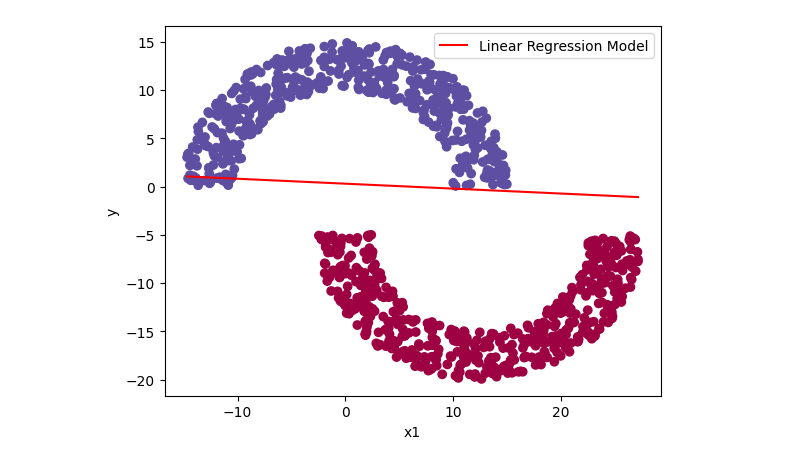
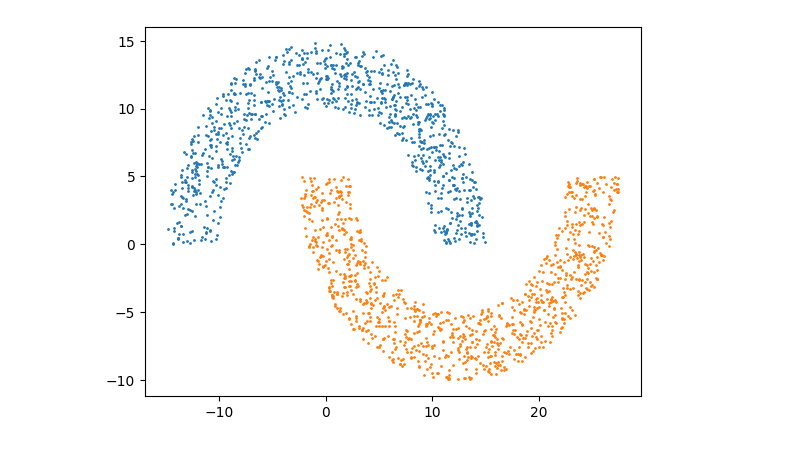
Before and after one commit to kurav/CMPE257-Fall23-Varshith-Kura, a Jupyter notebook: Homework_2_Task_2.ipynb, the cells around one changed output. Cells and saved outputs as stored; diff of their text form; code cells hidden in the pictures.

```diff
--- a/Homework_2_Task_2.ipynb
+++ b/Homework_2_Task_2.ipynb
@@ -158,49 +175,23 @@ Weights obtained from Linear Regression --> w0:  0.25231362989467016    w1: -0.0
-# %%
-import numpy as np
-import matplotlib.pyplot as plt
-
-# Assuming you have two lists: x1 and y
-x1 = np.array(x1)
-x2 = np.array(x2)
-
-# Initialize the weights
-w0 = 0.0
-w1 = 0.0
-
-# Define the learning rate and number of iterations
-learning_rate = 0.01
-num_iterations = 1000
-
-# Perform gradient descent
-for _ in range(num_iterations):
-    # Calculate the predictions
-    y_pred = w0 + w1 * x1
-
-    # Calculate the error (mean squared error)
-    error = y_pred - y
-
-    # Update the weights
-    gradient_w0 = np.mean(error)
-    gradient_w1 = np.mean(error * x1)
-    w0 -= learning_rate * gradient_w0
-    w1 -= learning_rate * gradient_w1
-
-# Now, 'w0' is the intercept (bias), and 'w1' is the coefficient for the input feature (x1)
-
-# Create a scatter plot of the data points
-plt.scatter(x1, x2, c=y, cmap=plt.cm.Spectral)
-
-# Create a line plot for the linear regression model
-x_range = np.linspace(min(x1), max(x1), 100)
-y_range = w0 + w1 * x_range
-plt.plot(x_range, y_range, color='red', label='Linear Regression Model')
-
-# Add labels and a legend
-plt.xlabel('x1')
-plt.ylabel('y')
-plt.legend()
-
-# Show the plot
-plt.show()
-# %% [output]
-[figure, removed]
+# %%
+sep = -5
+top,bottom = generatedata(rad,thk,sep,2000)
+
+X1_new = [i[0] for i in top]
+Y1_new = [i[1] for i in top]
+
+X2_new = [i[0] for i in bottom]
+Y2_new = [i[1] for i in bottom]
+
+plt.scatter(X1_new,Y1_new,s = 1)
+plt.scatter(X2_new,Y2_new,s = 1)
+plt.show()
+
+with open('synthetic_dataset2.csv', 'w', newline='') as csvfile:
+    csv_writer = csv.writer(csvfile)
+    csv_writer.writerow(['x1', 'x2', 'y'])  # Writing header
+    for point in top:
+        csv_writer.writerow([point[0], point[1], '1'])
+    for point in bottom:
+        csv_writer.writerow([point[0], point[1], '-1'])
+# %% [output]
+[figure, added]
```
Also changed, not shown: parts of 13 cells of this notebook.
